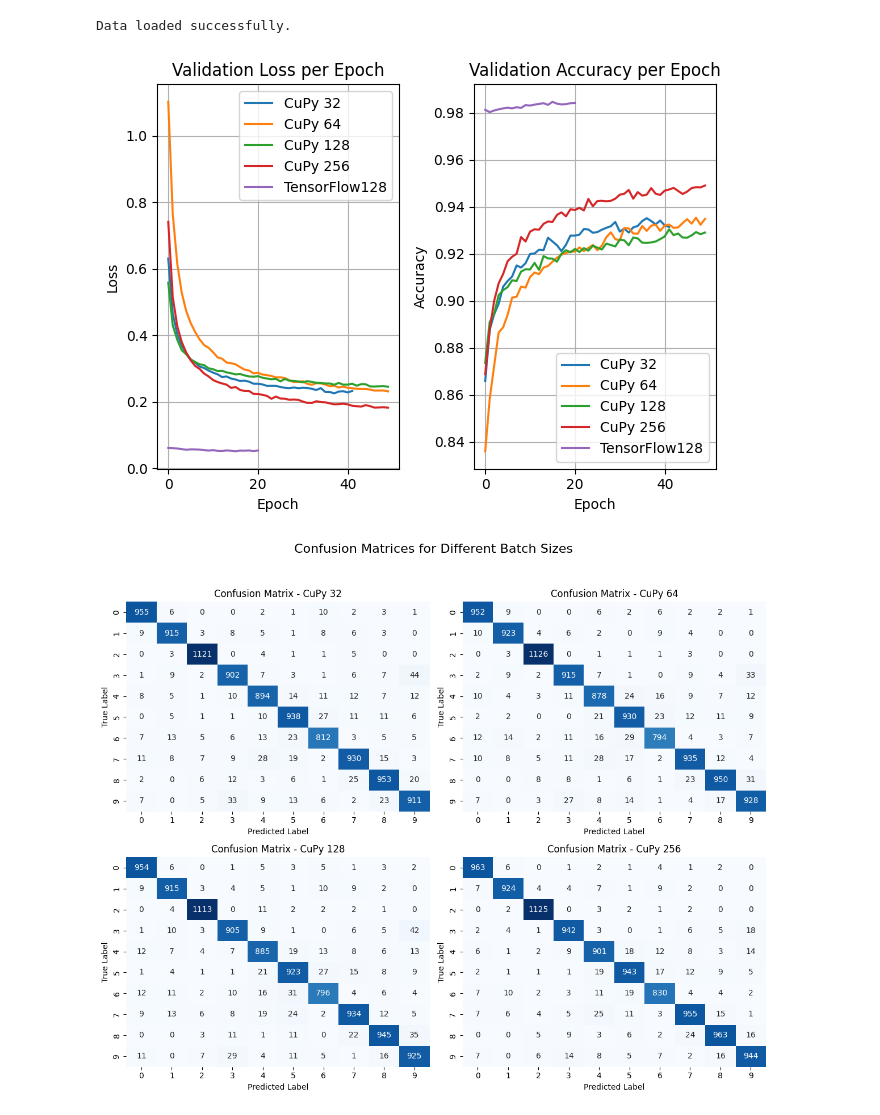
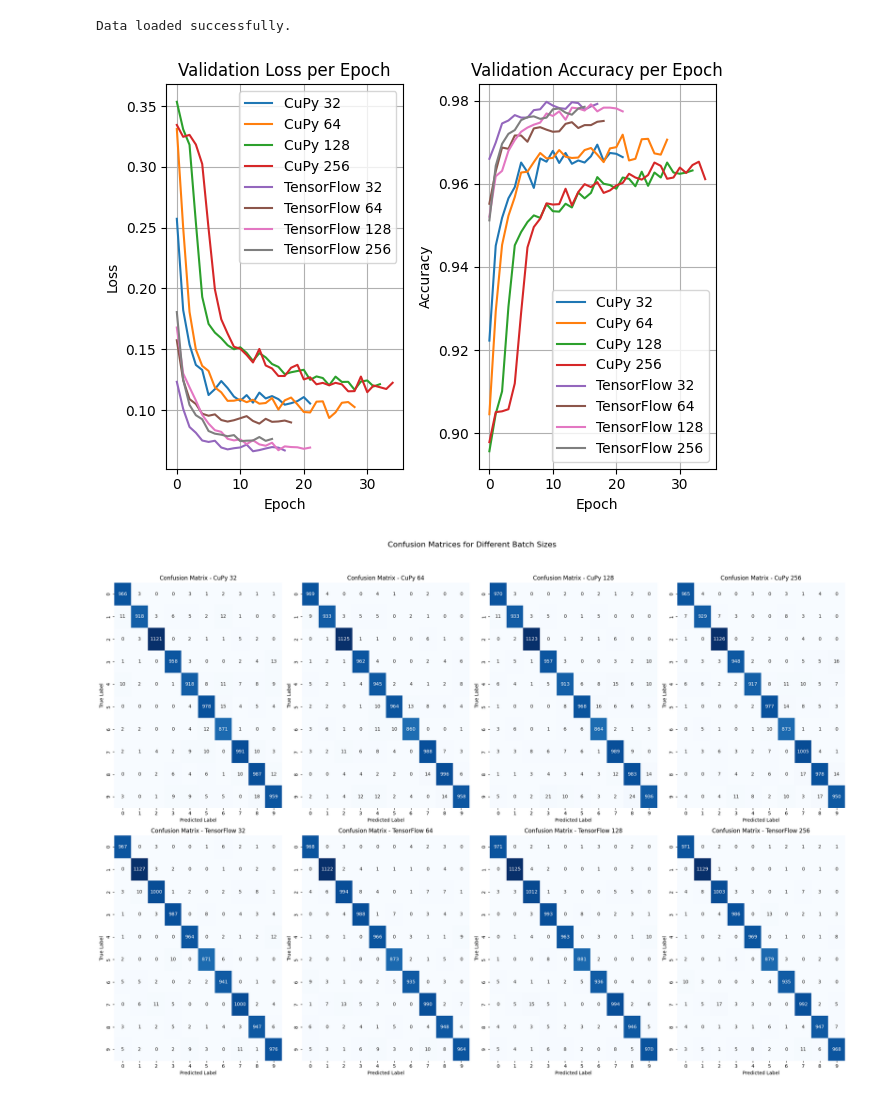
Before and after one commit to Doberman12/CNNfromScratch, a Jupyter notebook: notebooks/plots.ipynb, the cells around one changed output. Saved outputs shown, nothing was run; the diff lists cells and outputs as text; code cells hidden in the pictures.

```diff
--- a/notebooks/plots.ipynb
+++ b/notebooks/plots.ipynb
@@ -4,25 +4,34 @@ import seaborn as sns
 import json
 # %%
 with open("../DOCS/[32]custom_cnn_results.json", "r") as f:
-    S32 = json.load(f)
+    CU32 = json.load(f)
 with open("../DOCS/[64]custom_cnn_results.json", "r") as f:
-    S64 = json.load(f)
+    CU64 = json.load(f)
 with open("../DOCS/[128]custom_cnn_results.json", "r") as f:
-    S128 = json.load(f)
+    CU128 = json.load(f)
 with open("../DOCS/[256]custom_cnn_results.json", "r") as f:
-    S256 = json.load(f)
-with open("../DOCS/TF_results.json", "r") as f:
+    CU256 = json.load(f)
+with open("../DOCS/[32]tf_cnn_results.json", "r") as f:
+    TF32 = json.load(f)
+with open("../DOCS/[64]tf_cnn_results.json", "r") as f:
+    TF64 = json.load(f)
+with open("../DOCS/[128]tf_cnn_results.json", "r") as f:
     TF128 = json.load(f)
 print("Data loaded successfully.")
+with open("../DOCS/[256]tf_cnn_results.json", "r") as f:
+    TF256 = json.load(f)
 # %% [output]
 Data loaded successfully.
 # %%
 comp = [
-    ("CuPy 32", S32),
-    ("CuPy 64", S64),
-    ("CuPy 128", S128),
-    ("CuPy 256", S256),
-    ("TensorFlow128", TF128),
+    ("CuPy 32", CU32),
+    ("CuPy 64", CU64),
+    ("CuPy 128", CU128),
+    ("CuPy 256", CU256),
+    ("TensorFlow 32", TF32),
+    ("TensorFlow 64", TF64),
+    ("TensorFlow 128", TF128),
+    ("TensorFlow 256", TF256),
 ]
 # %%
 plt.subplot(1, 2, 1)
@@ -47,21 +56,20 @@ plt.grid(True)
 plt.tight_layout()
 plt.show()
 # %% [output]
-[figure, old version]
+[figure, new version]
 # %%
-fig, axes = plt.subplots(2, 2, figsize=(12, 10))
+fig, axes = plt.subplots(2, 4, figsize=(22, 16))
 axes = axes.flatten()
-comp2 = [("CuPy 32", S32), ("CuPy 64", S64), ("CuPy 128", S128), ("CuPy 256", S256)]
-for i, (label, data) in enumerate(comp2):
+for i, (label, data) in enumerate(comp):
     cm = data["confusion_matrix"]
     sns.heatmap(cm, annot=True, fmt="d", cmap="Blues", cbar=False, ax=axes[i])
     axes[i].set_title(f"Confusion Matrix - {label}")
     axes[i].set_xlabel("Predicted Label")
     axes[i].set_ylabel("True Label")
 
 plt.suptitle("Confusion Matrices for Different Batch Sizes", fontsize=16)
 plt.tight_layout(rect=[0, 0, 1, 0.95])
 plt.show()
 # %% [output]
-[figure, old version]
+[figure, new version]
 # %%
```
Also changed, not shown: parts of 1 cell of this notebook, 1 other file.
